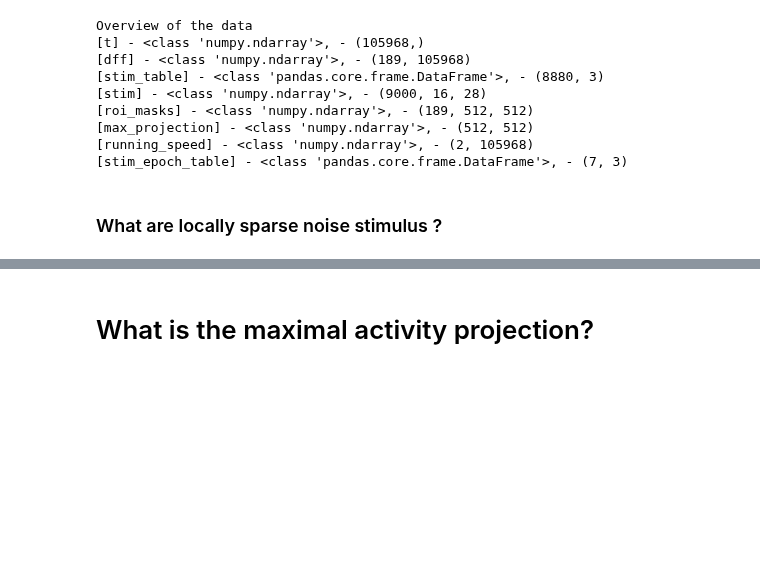
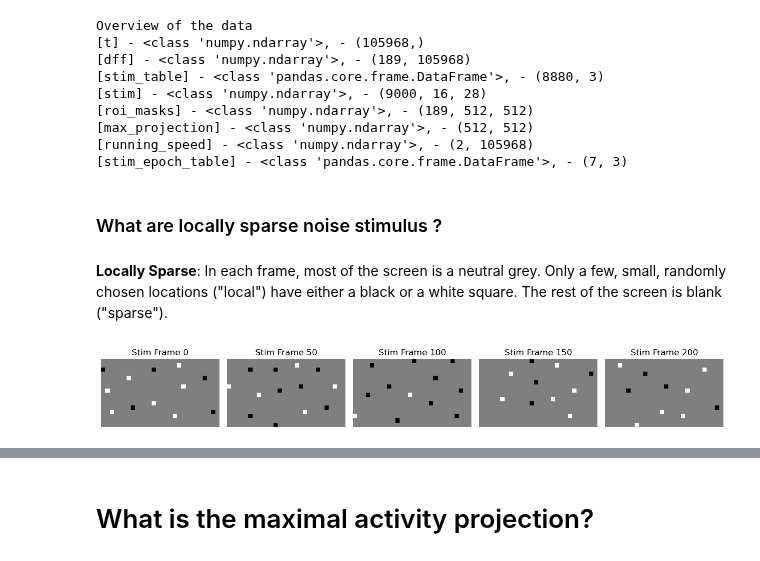
Before and after one commit to ak-andreas/nds-final-project-summer25, a Jupyter notebook: 00-background.ipynb, the cells around one changed output, grey strips where cells are left out. Saved outputs shown, nothing was run; the diff lists cells and outputs as text; code cells hidden in the pictures; blank space fills up the shorter version.

```diff
--- a/00-background.ipynb
+++ b/00-background.ipynb
@@ -68,3 +68,16 @@ Overview of the data
 [stim_epoch_table] - <class 'pandas.core.frame.DataFrame'>, - (7, 3)
 # %% [markdown]
 ### What are locally sparse noise stimulus ?
+# %% [markdown]
+**Locally Sparse**: In each frame, most of the screen is a neutral grey. Only a few, small, randomly
+chosen locations ("local") have either a black or a white square. The rest of the screen is blank ("sparse").
+# %%
+import utils as U
+import importlib
+
+importlib.reload(U)  # Use this if you update your utils.py file
+
+# # First, let's look at a few static frames again for context
+U.plot_stim_frames(data, indices_to_display=[0, 50, 100, 150, 200])
+# %% [output]
+[figure, added]
```
Also changed, not shown: parts of 4 cells of this notebook, 2 other files.
